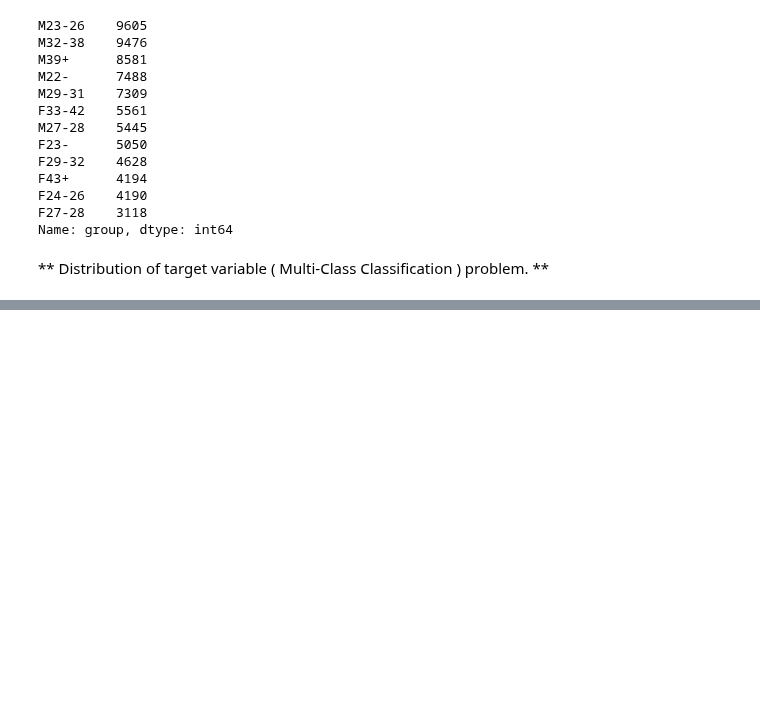
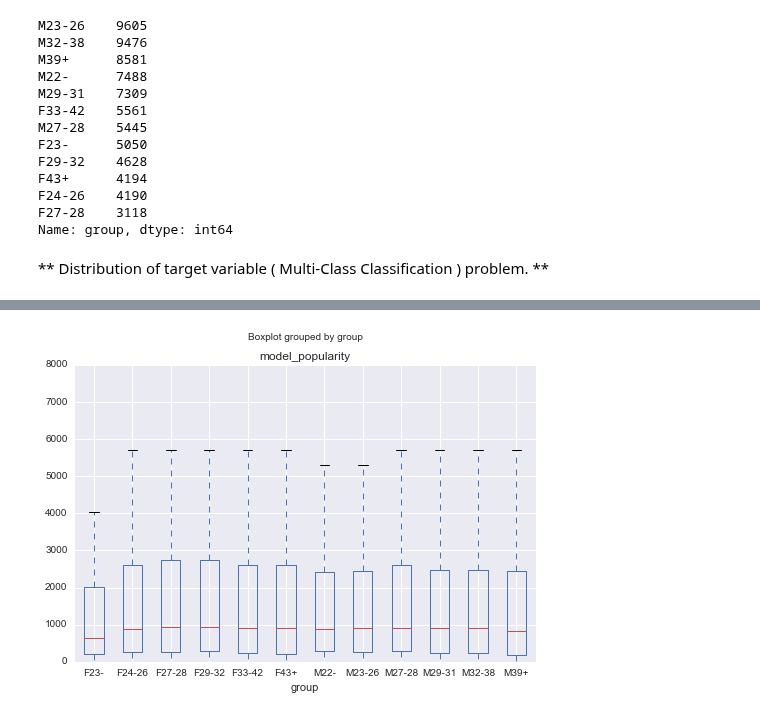
Before and after one commit to numb3r33/Applied-Data-Analysis, a Jupyter notebook: talkingdata/notebooks/TalkingData.ipynb, the cells around one changed output, grey strips where cells are left out. Cells and saved outputs as stored; diff of their text form; code cells hidden in the pictures; blank space fills up the shorter version.

```diff
--- a/talkingdata/notebooks/TalkingData.ipynb
+++ b/talkingdata/notebooks/TalkingData.ipynb
@@ -216,0 +127,4 @@ test_processed = data_device_merged.loc[data_device_merged.group.isnull(), valid
+# %%
+device = pd.read_csv('../data/phone_brand_device_model.csv')
+device = device.drop_duplicates('device_id')
+device.head()
@@ -216,0 +138,2 @@ test_processed = data_device_merged.loc[data_device_merged.group.isnull(), valid
+# %%
+devices_ = pd.merge(data, device, on='device_id', how='left'); data.head()
@@ -216,0 +147,10 @@ test_processed = data_device_merged.loc[data_device_merged.group.isnull(), valid
+# %%
+brand_freq = devices_.groupby('phone_brand').size().to_dict()
+devices_['brand_popularity'] = devices_.phone_brand.map(lambda x: brand_freq[x])
+# %%
+model_freq = devices_.groupby('device_model').size().to_dict()
+devices_['model_popularity'] = devices_.device_model.map(lambda x: model_freq[x])
+# %%
+devices_.boxplot(column='model_popularity', by='group');
+# %% [output]
+[figure, added]
```
Also changed, not shown: parts of 38 cells of this notebook, 1 other file.
